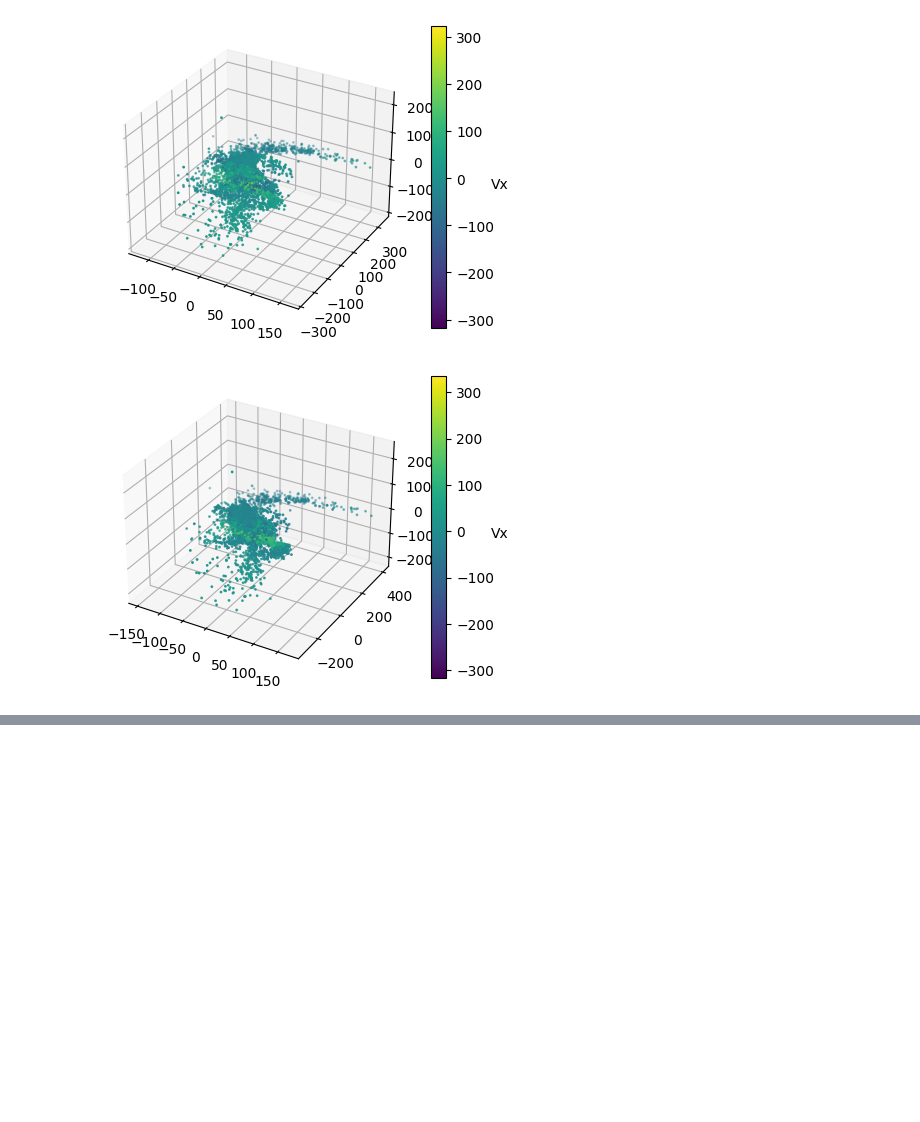
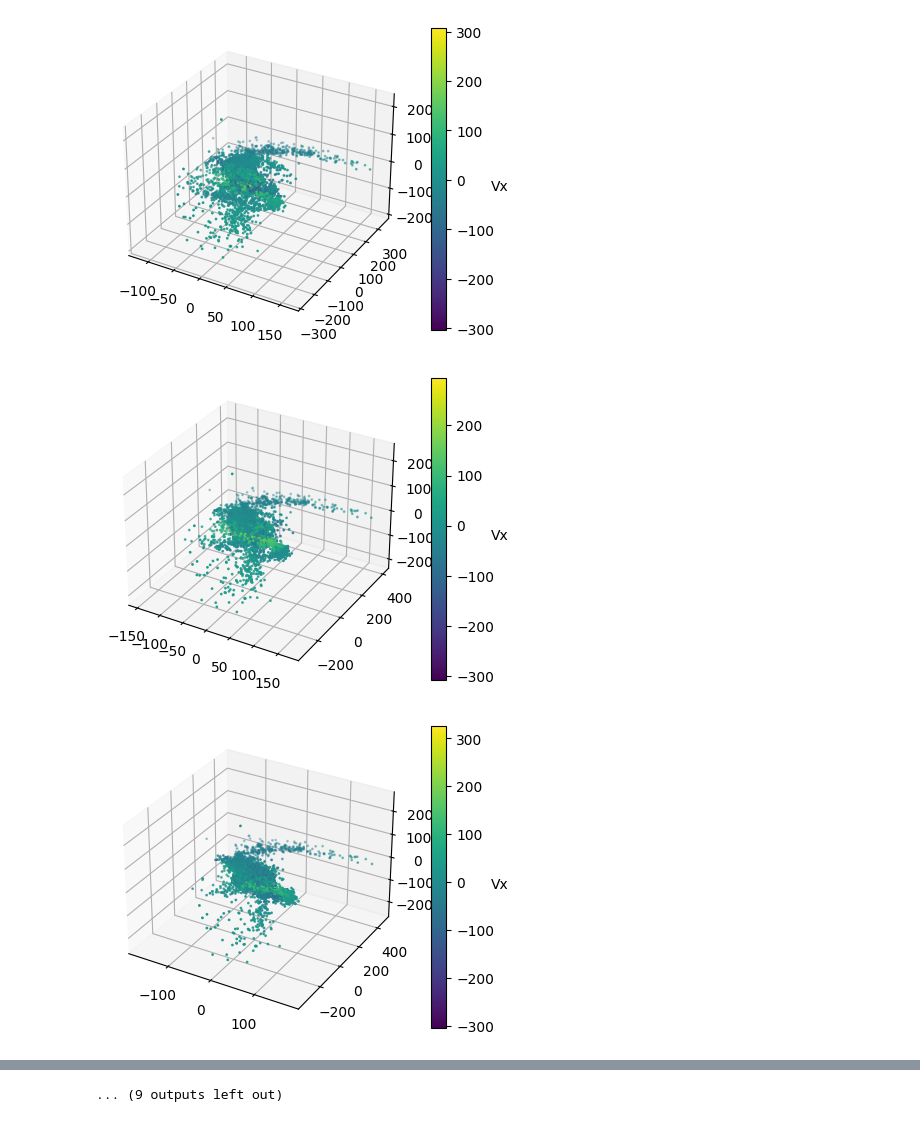
Before and after one commit to andygarciaserra/tsn-hyd_sims, a Jupyter notebook: 3D-plots.ipynb, the cells around one changed output, grey strips where cells are left out. Drawn from its saved outputs; the diff is of its cells as text; code cells hidden in the pictures; blank space fills up the shorter version.

```diff
--- a/3D-plots.ipynb
+++ b/3D-plots.ipynb
@@ -10,9 +11,10 @@ import func as func
 #Directory with data:
 datadir = "/home/andy/gadget4/examples/G2-galaxy/output/"
 
-for i in [0,1,2,3,4,5,6,7,8]:
-    #Importing data (Particle Type 1 - dark matter, Particle Type 2 - baryonic matter):
-    f = h5py.File(datadir+"snapshot_00"+str(i)+".hdf5", "r")
+files = os.listdir("output/.")
+files.sort()
+for file in files:    #Importing data (Particle Type 1 - dark matter, Particle Type 2 - baryonic matter):
+    f = h5py.File("output/"+file, "r")
     group = f["PartType2"]
     data = group["Coordinates"][()]
     vel = group["Velocities"][()]
@@ -35,2 +37,3 @@ for i in [0,1,2,3,4,5,6,7,8]:
-[figure, old version]
+[figure, new version]
-[figure, old version]
+[figure, new version]
+[figure, added]
@@ -36,0 +42 @@ for i in [0,1,2,3,4,5,6,7,8]:
+... (9 outputs left out)
```
Also changed, not shown: parts of 2 cells of this notebook, 36 other files.
